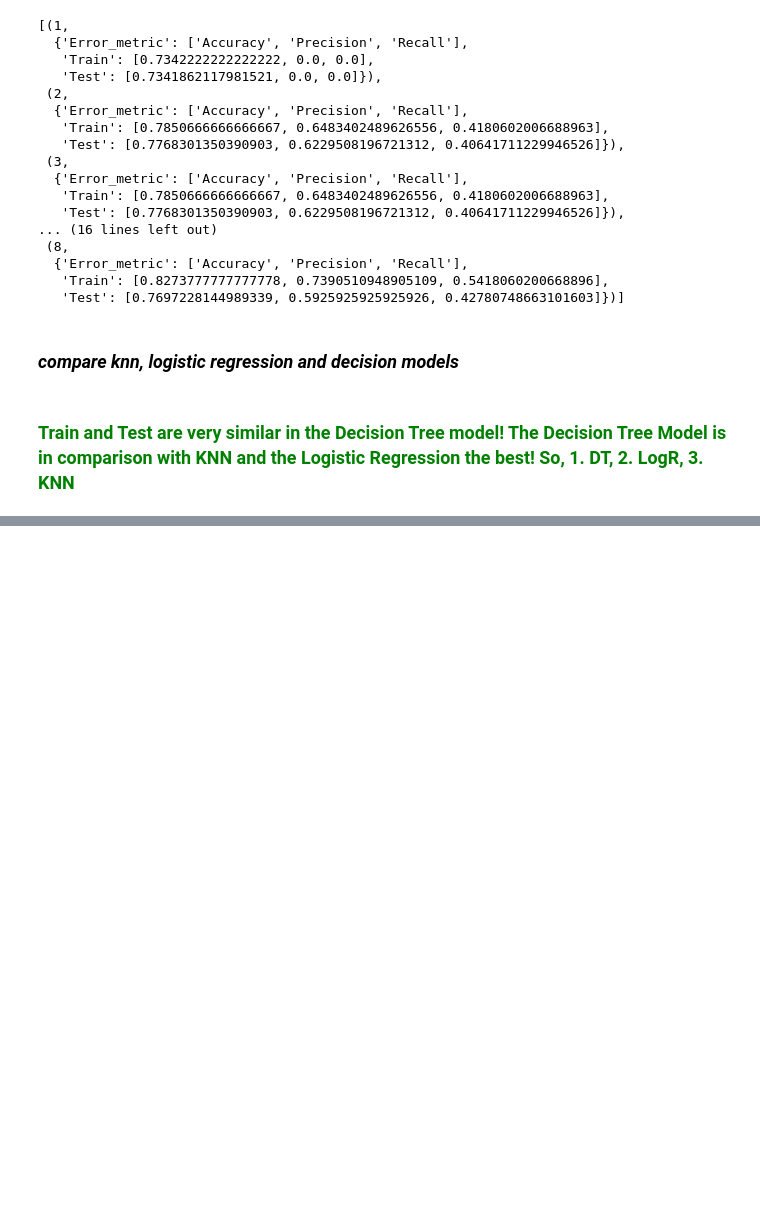
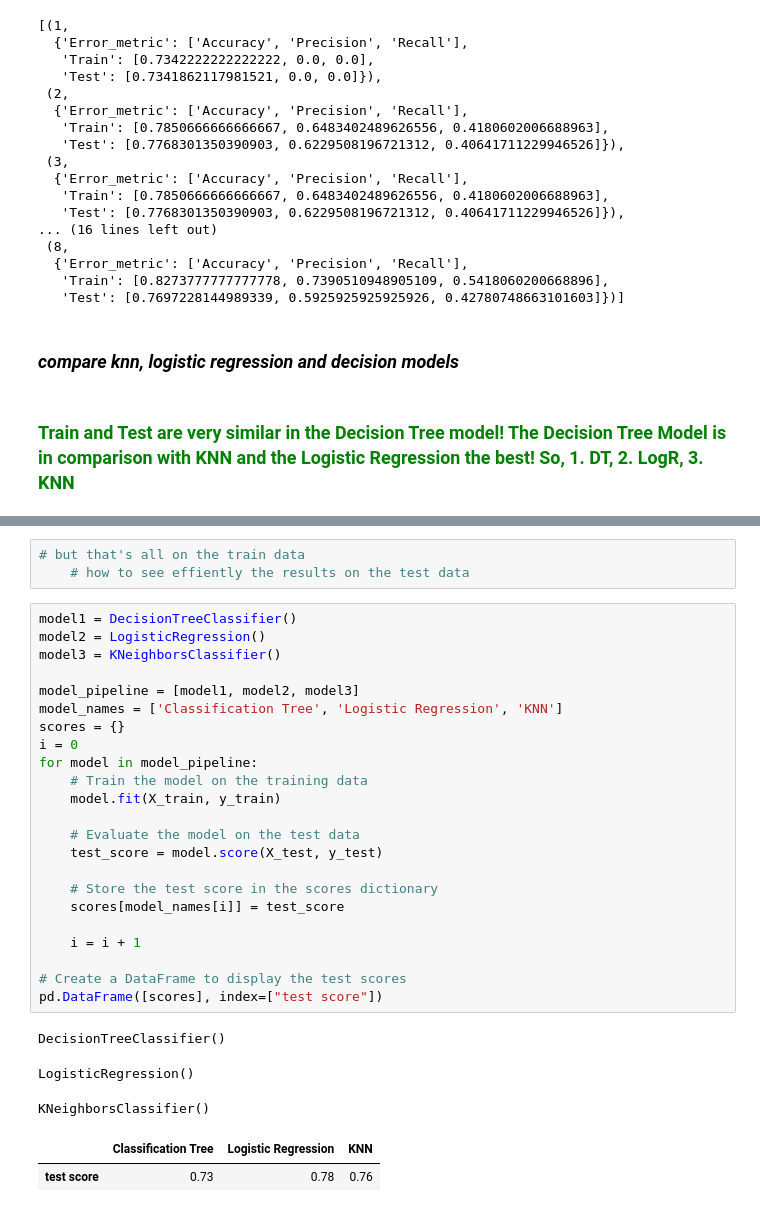
Before and after one commit to dmitri3748/dmitri_ironhack_labs, a Jupyter notebook: week7/customer_churn_whole_week.ipynb, the cells around one changed output, grey strips where cells are left out. Drawn from its saved outputs; the diff is of its cells as text; blank space fills up the shorter version.

```diff
--- a/week7/customer_churn_whole_week.ipynb
+++ b/week7/customer_churn_whole_week.ipynb
@@ -457,0 +502,32 @@ compare_width_dt()
+# %%
+# but that's all on the train data
+    # how to see effiently the results on the test data
+# %%
+model1 = DecisionTreeClassifier()
+model2 = LogisticRegression()
+model3 = KNeighborsClassifier()
+
+model_pipeline = [model1, model2, model3]
+model_names = ['Classification Tree', 'Logistic Regression', 'KNN']
+scores = {}
+i = 0
+for model in model_pipeline:
+    # Train the model on the training data
+    model.fit(X_train, y_train)
+
+    # Evaluate the model on the test data
+    test_score = model.score(X_test, y_test)
+
+    # Store the test score in the scores dictionary
+    scores[model_names[i]] = test_score
+
+    i = i + 1
+
+# Create a DataFrame to display the test scores
+pd.DataFrame([scores], index=["test score"])
+# %% [output]
+DecisionTreeClassifier()
+LogisticRegression()
+KNeighborsClassifier()
+|  | Classification Tree | Logistic Regression | KNN |
+| test score | 0.73 | 0.78 | 0.76 |
```
Also changed, not shown: parts of 7 cells of this notebook, 1 other file.
